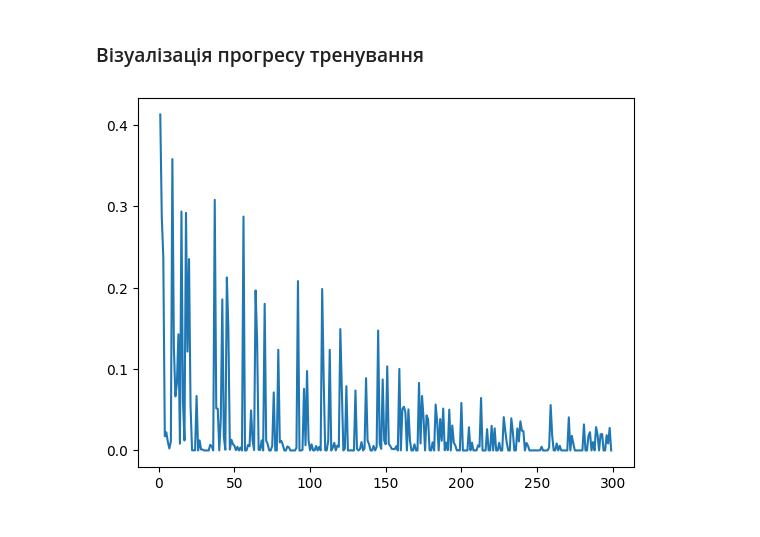
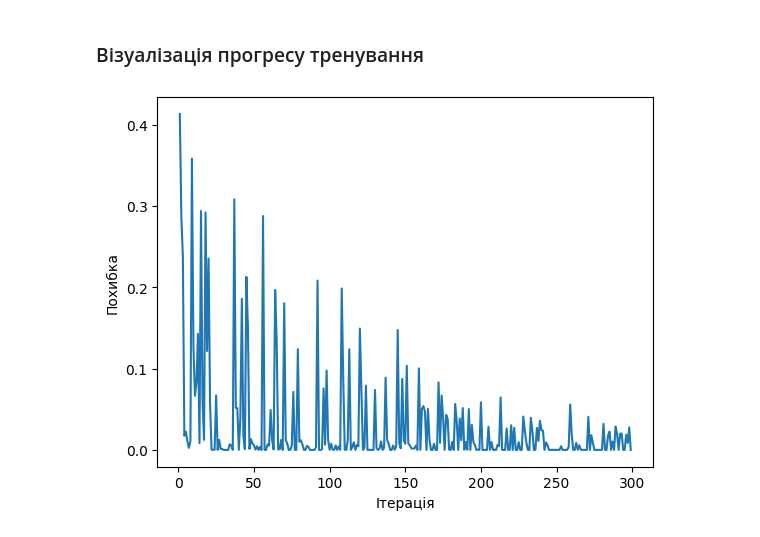
Before and after one commit to Acousticdesk/course-project-data-analysis, a Jupyter notebook: Neural Network.ipynb, the cells around one changed output. Cells and saved outputs as stored; diff of their text form; code cells hidden in the pictures.

```diff
--- a/Neural Network.ipynb
+++ b/Neural Network.ipynb
@@ -70,12 +73,23 @@ sigmoid_derivative(0.5)
 ## Нейронна мережа
 # %%
 class NeuralNetwork:
+    def __init__(self, layers):
+        self.layers = layers
+
     def activation(self, x):
         return sigmoid(x)
 
     def activation_derivative(self, x):
         return sigmoid_derivative(x)
 
+    def forward(self):
+        for layer in self.layers:
+            layer.forward()
+
+    def backward(self):
+        for layer in self.layers:
+            layer.backward()
+
     learning_rate = 0.7
 
 n = NeuralNetwork()
@@ -84,9 +98,6 @@ n = NeuralNetwork()
 # %% [markdown]
 Виступає атомарним будівельник блоком нейронної мережі
 # %%
-# TODO:
-# Після того як нейронна мережа буде складатись з більш як одного вихідного нейрону,
-# потрібно виокремити forward/loss/backward функції до класу Нейронної Мережі
 class Neuron:
     def __init__(self, inputs, weights, bias):
         self.inputs = inputs
@@ -104,8 +115,11 @@ class Neuron:
         self.inputs = inputs
 
     def forward(self):
-        return n.activation(self.output())
+        result = n.activation(self.output())
+        self.value = result
+        return result
 
+    # TODO akicha: move the loss function to the NeuralNetwork class
     def loss(self, y, y_hat):
         return 1 / len(self.inputs) * (y - y_hat)**2
 
@@ -227,9 +307,12 @@ Calculated Loss: 0.019296813929064228
 # %%
 x = list(map(lambda pd: pd[0], plot_data))
 y = list(map(lambda pd: pd[1], plot_data))
 
 plt.plot(x, y)
 
+plt.xlabel('Ітерація')
+plt.ylabel('Похибка')
+
 plt.show()
 # %% [output]
-[figure, old version]
+[figure, new version]
```
Also changed, not shown: parts of 13 cells of this notebook.
